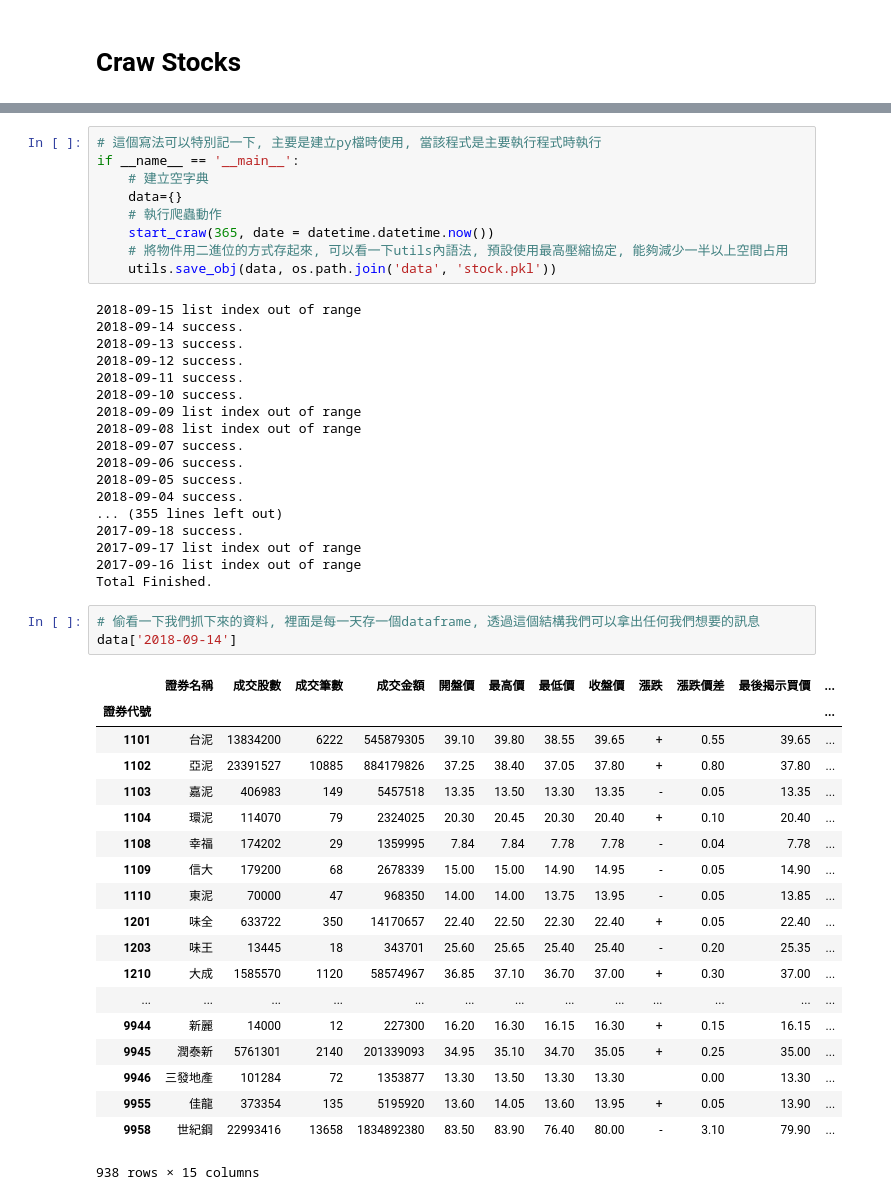
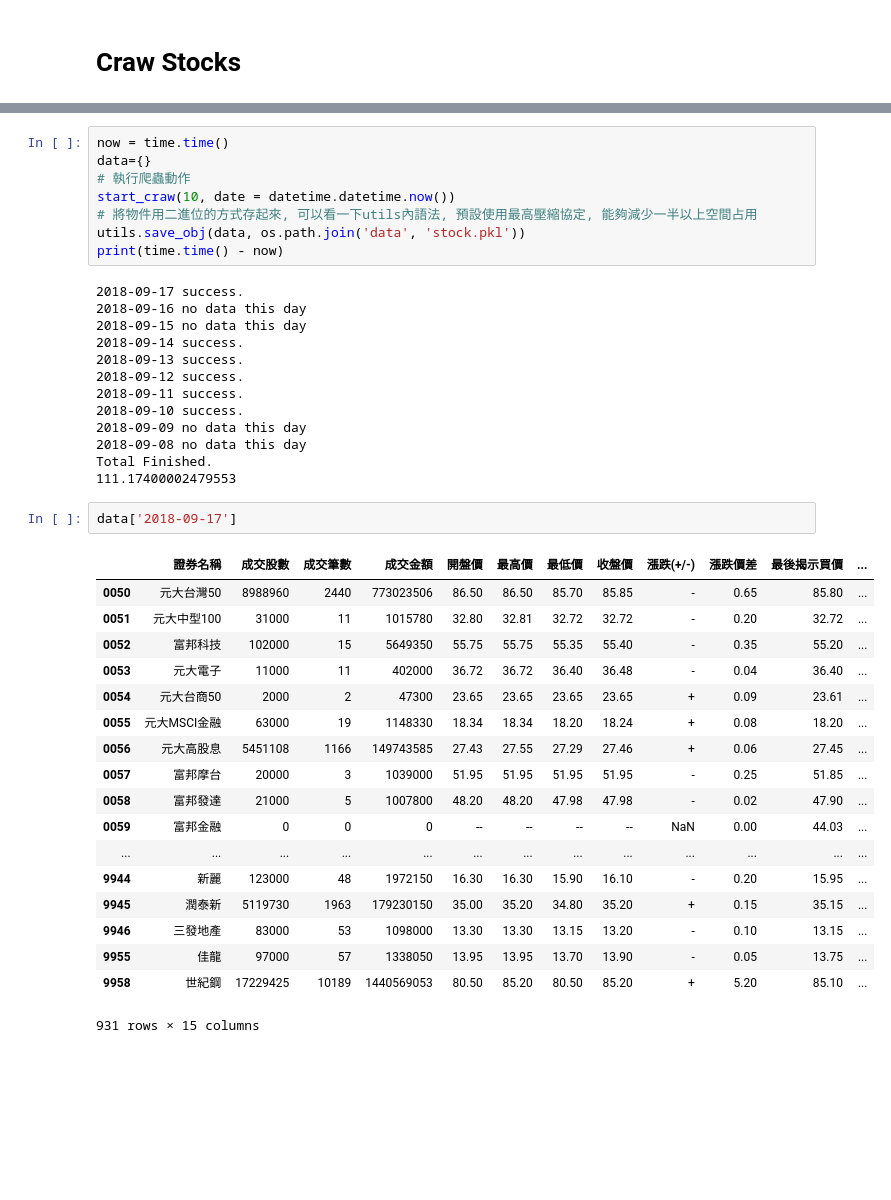
Before and after one commit to willy11342002/Crawler, a Jupyter notebook: CrawlerStocksPrices.ipynb, the cells around one changed output, grey strips where cells are left out. Drawn from its saved outputs; the diff is of its cells as text; blank space fills up the shorter version.

```diff
--- a/CrawlerStocksPrices.ipynb
+++ b/CrawlerStocksPrices.ipynb
@@ -86,52 +82,44 @@ def start_craw(n_days, date=None):
             print('Total Finished.')
             break
 # %%
-# 這個寫法可以特別記一下, 主要是建立py檔時使用, 當該程式是主要執行程式時執行
-if __name__ == '__main__':
-    # 建立空字典
-    data={}
-    # 執行爬蟲動作
-    start_craw(365, date = datetime.datetime.now())
-    # 將物件用二進位的方式存起來, 可以看一下utils內語法, 預設使用最高壓縮協定, 能夠減少一半以上空間占用
-    utils.save_obj(data, os.path.join('data', 'stock.pkl'))
+now = time.time()
+data={}
+# 執行爬蟲動作
+start_craw(10, date = datetime.datetime.now())
+# 將物件用二進位的方式存起來, 可以看一下utils內語法, 預設使用最高壓縮協定, 能夠減少一半以上空間占用
+utils.save_obj(data, os.path.join('data', 'stock.pkl'))
+print(time.time() - now)
 # %% [output]
-2018-09-15 list index out of range
+2018-09-17 success.
+2018-09-16 no data this day
+2018-09-15 no data this day
 2018-09-14 success.
 2018-09-13 success.
 2018-09-12 success.
 2018-09-11 success.
 2018-09-10 success.
-2018-09-09 list index out of range
-2018-09-08 list index out of range
-2018-09-07 success.
-2018-09-06 success.
-2018-09-05 success.
-2018-09-04 success.
-... (355 lines left out)
-2017-09-18 success.
-2017-09-17 list index out of range
-2017-09-16 list index out of range
+2018-09-09 no data this day
+2018-09-08 no data this day
 Total Finished.
+111.17400002479553
-# %%
-# 偷看一下我們抓下來的資料, 裡面是每一天存一個dataframe, 透過這個結構我們可以拿出任何我們想要的訊息
-data['2018-09-14']
-# %% [output]
-|  | 證券名稱 | 成交股數 | 成交筆數 | 成交金額 | 開盤價 | 最高價 | 最低價 | 收盤價 | 漲跌 | 漲跌價差 | 最後揭示買價 | ... |
-| 證券代號 |  |  |  |  |  |  |  |  |  |  |  | ... |
-| 1101 | 台泥 | 13834200 | 6222 | 545879305 | 39.10 | 39.80 | 38.55 | 39.65 | + | 0.55 | 39.65 | ... |
-| 1102 | 亞泥 | 23391527 | 10885 | 884179826 | 37.25 | 38.40 | 37.05 | 37.80 | + | 0.80 | 37.80 | ... |
-| 1103 | 嘉泥 | 406983 | 149 | 5457518 | 13.35 | 13.50 | 13.30 | 13.35 | - | 0.05 | 13.35 | ... |
-| 1104 | 環泥 | 114070 | 79 | 2324025 | 20.30 | 20.45 | 20.30 | 20.40 | + | 0.10 | 20.40 | ... |
-| 1108 | 幸福 | 174202 | 29 | 1359995 | 7.84 | 7.84 | 7.78 | 7.78 | - | 0.04 | 7.78 | ... |
-| 1109 | 信大 | 179200 | 68 | 2678339 | 15.00 | 15.00 | 14.90 | 14.95 | - | 0.05 | 14.90 | ... |
-| 1110 | 東泥 | 70000 | 47 | 968350 | 14.00 | 14.00 | 13.75 | 13.95 | - | 0.05 | 13.85 | ... |
-| 1201 | 味全 | 633722 | 350 | 14170657 | 22.40 | 22.50 | 22.30 | 22.40 | + | 0.05 | 22.40 | ... |
-| 1203 | 味王 | 13445 | 18 | 343701 | 25.60 | 25.65 | 25.40 | 25.40 | - | 0.20 | 25.35 | ... |
-| 1210 | 大成 | 1585570 | 1120 | 58574967 | 36.85 | 37.10 | 36.70 | 37.00 | + | 0.30 | 37.00 | ... |
-| ... | ... | ... | ... | ... | ... | ... | ... | ... | ... | ... | ... | ... |
-| 9944 | 新麗 | 14000 | 12 | 227300 | 16.20 | 16.30 | 16.15 | 16.30 | + | 0.15 | 16.15 | ... |
-| 9945 | 潤泰新 | 5761301 | 2140 | 201339093 | 34.95 | 35.10 | 34.70 | 35.05 | + | 0.25 | 35.00 | ... |
-| 9946 | 三發地產 | 101284 | 72 | 1353877 | 13.30 | 13.50 | 13.30 | 13.30 |  | 0.00 | 13.30 | ... |
-| 9955 | 佳龍 | 373354 | 135 | 5195920 | 13.60 | 14.05 | 13.60 | 13.95 | + | 0.05 | 13.90 | ... |
-| 9958 | 世紀鋼 | 22993416 | 13658 | 1834892380 | 83.50 | 83.90 | 76.40 | 80.00 | - | 3.10 | 79.90 | ... |
-938 rows × 15 columns
+# %%
+data['2018-09-17']
+# %% [output]
+|  | 證券名稱 | 成交股數 | 成交筆數 | 成交金額 | 開盤價 | 最高價 | 最低價 | 收盤價 | 漲跌(+/-) | 漲跌價差 | 最後揭示買價 | ... |
+| 0050 | 元大台灣50 | 8988960 | 2440 | 773023506 | 86.50 | 86.50 | 85.70 | 85.85 | - | 0.65 | 85.80 | ... |
+| 0051 | 元大中型100 | 31000 | 11 | 1015780 | 32.80 | 32.81 | 32.72 | 32.72 | - | 0.20 | 32.72 | ... |
+| 0052 | 富邦科技 | 102000 | 15 | 5649350 | 55.75 | 55.75 | 55.35 | 55.40 | - | 0.35 | 55.20 | ... |
+| 0053 | 元大電子 | 11000 | 11 | 402000 | 36.72 | 36.72 | 36.40 | 36.48 | - | 0.04 | 36.40 | ... |
+| 0054 | 元大台商50 | 2000 | 2 | 47300 | 23.65 | 23.65 | 23.65 | 23.65 | + | 0.09 | 23.61 | ... |
+| 0055 | 元大MSCI金融 | 63000 | 19 | 1148330 | 18.34 | 18.34 | 18.20 | 18.24 | + | 0.08 | 18.20 | ... |
+| 0056 | 元大高股息 | 5451108 | 1166 | 149743585 | 27.43 | 27.55 | 27.29 | 27.46 | + | 0.06 | 27.45 | ... |
+| 0057 | 富邦摩台 | 20000 | 3 | 1039000 | 51.95 | 51.95 | 51.95 | 51.95 | - | 0.25 | 51.85 | ... |
+| 0058 | 富邦發達 | 21000 | 5 | 1007800 | 48.20 | 48.20 | 47.98 | 47.98 | - | 0.02 | 47.90 | ... |
+| 0059 | 富邦金融 | 0 | 0 | 0 | -- | -- | -- | -- | NaN | 0.00 | 44.03 | ... |
+| ... | ... | ... | ... | ... | ... | ... | ... | ... | ... | ... | ... | ... |
+| 9944 | 新麗 | 123000 | 48 | 1972150 | 16.30 | 16.30 | 15.90 | 16.10 | - | 0.20 | 15.95 | ... |
+| 9945 | 潤泰新 | 5119730 | 1963 | 179230150 | 35.00 | 35.20 | 34.80 | 35.20 | + | 0.15 | 35.15 | ... |
+| 9946 | 三發地產 | 83000 | 53 | 1098000 | 13.30 | 13.30 | 13.15 | 13.20 | - | 0.10 | 13.15 | ... |
+| 9955 | 佳龍 | 97000 | 57 | 1338050 | 13.95 | 13.95 | 13.70 | 13.90 | - | 0.05 | 13.75 | ... |
+| 9958 | 世紀鋼 | 17229425 | 10189 | 1440569053 | 80.50 | 85.20 | 80.50 | 85.20 | + | 5.20 | 85.10 | ... |
+931 rows × 15 columns
```
Also changed, not shown: parts of 6 cells of this notebook, 1 other file.
